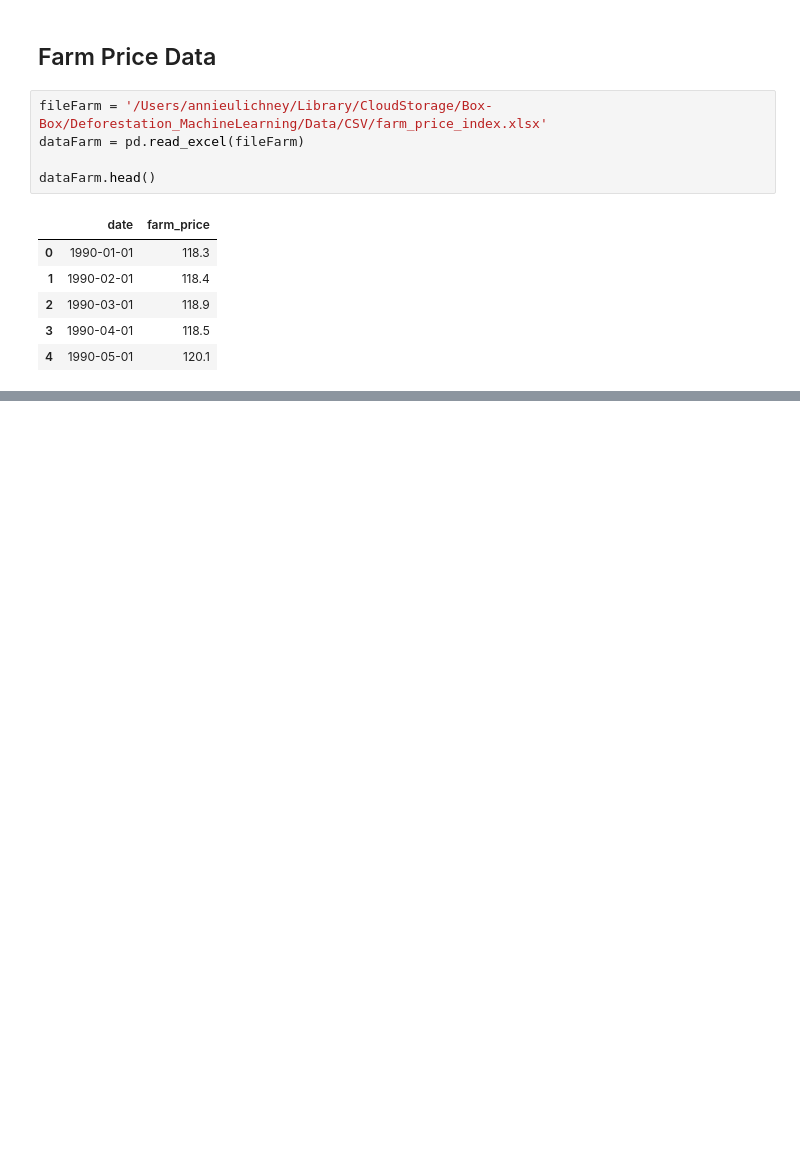
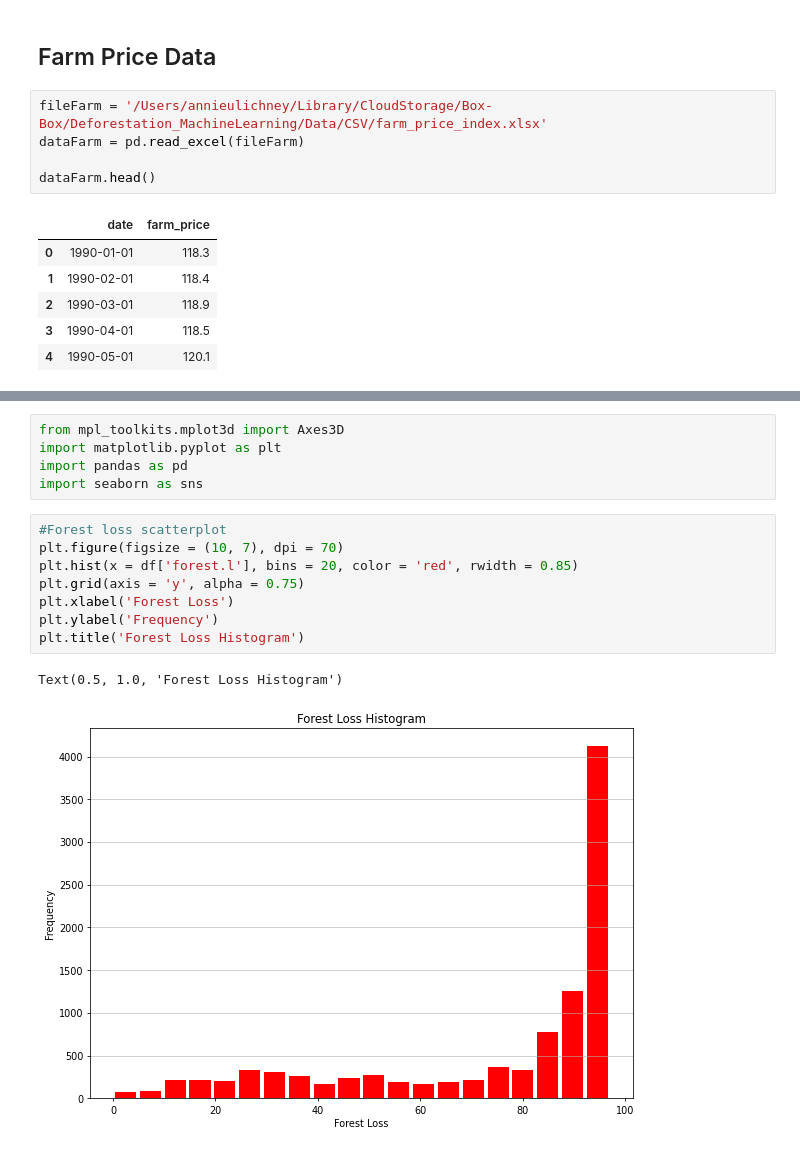
Before and after one commit to aulichney/Deforestation, a Jupyter notebook: Data Exploration.ipynb, the cells around one changed output, grey strips where cells are left out. Drawn from its saved outputs; the diff is of its cells as text; blank space fills up the shorter version.

```diff
--- a/Data Exploration.ipynb
+++ b/Data Exploration.ipynb
@@ -79,0 +198,16 @@ print(len(var_list))
+# %%
+from mpl_toolkits.mplot3d import Axes3D
+import matplotlib.pyplot as plt
+import pandas as pd
+import seaborn as sns
+# %%
+#Forest loss scatterplot
+plt.figure(figsize = (10, 7), dpi = 70)
+plt.hist(x = df['forest.l'], bins = 20, color = 'red', rwidth = 0.85)
+plt.grid(axis = 'y', alpha = 0.75)
+plt.xlabel('Forest Loss')
+plt.ylabel('Frequency')
+plt.title('Forest Loss Histogram')
+# %% [output]
+Text(0.5, 1.0, 'Forest Loss Histogram')
+[figure, added]
```
Also changed, not shown: parts of 64 cells of this notebook, 2 other files.
